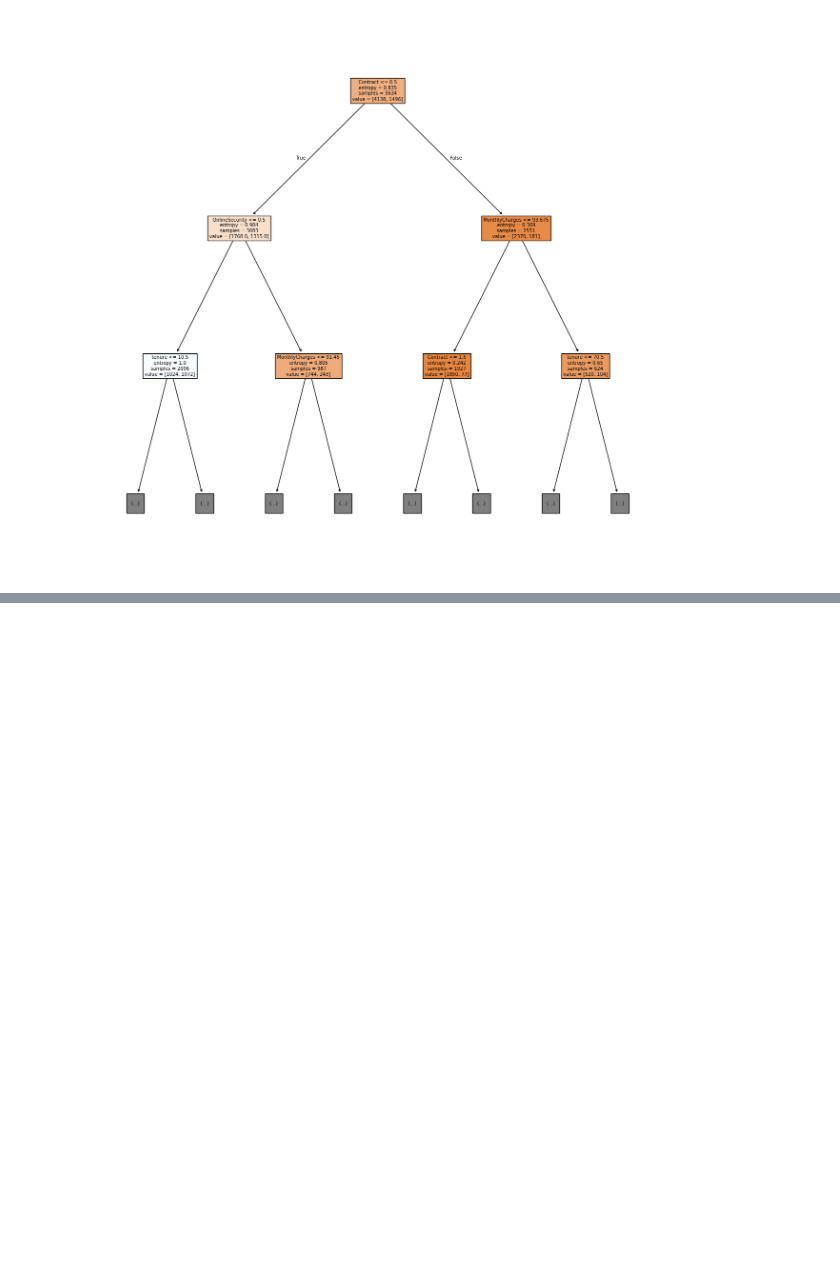
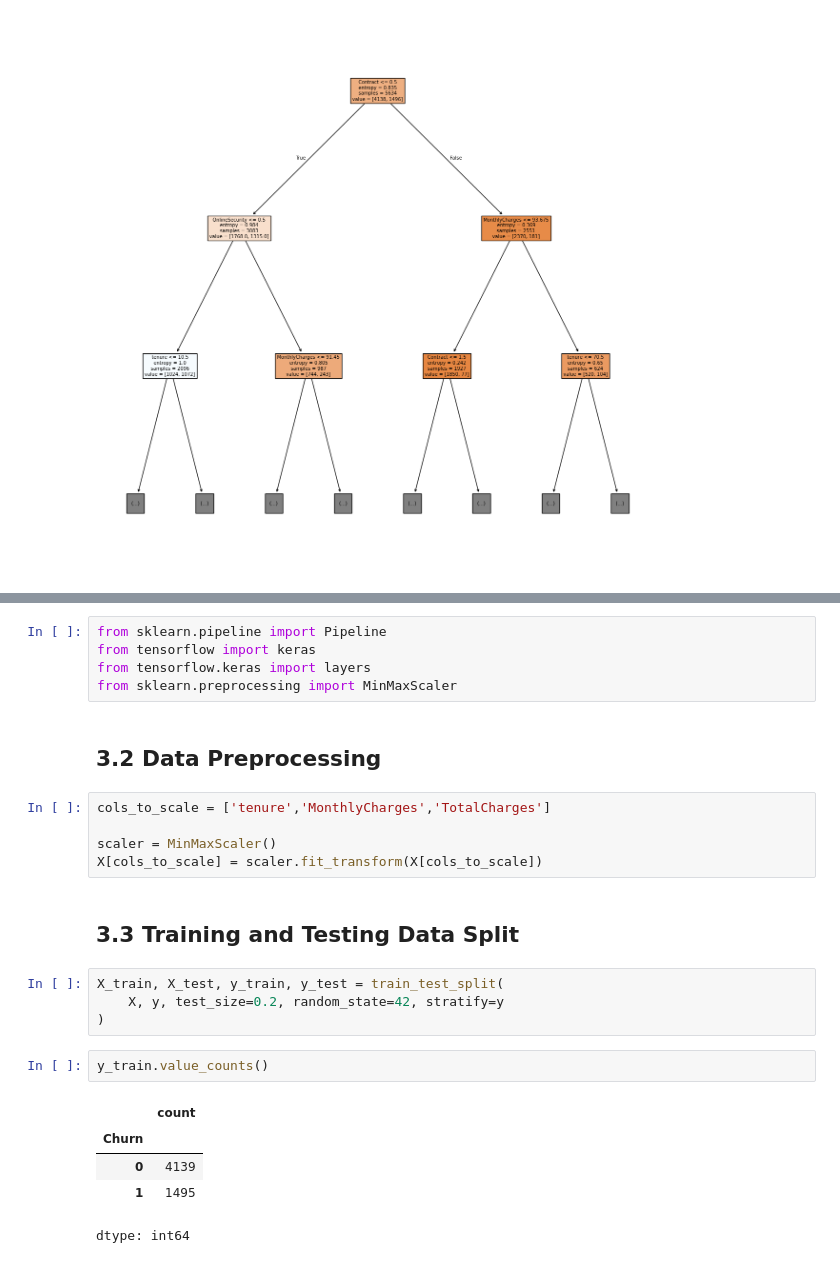
Before and after one commit to awithaaa/telco-customer-churn, a Jupyter notebook: Telco_Customer_Churn.ipynb, the cells around one changed output, grey strips where cells are left out. Drawn from its saved outputs; the diff is of its cells as text; blank space fills up the shorter version.

```diff
--- a/Telco_Customer_Churn.ipynb
+++ b/Telco_Customer_Churn.ipynb
@@ -558,0 +551,26 @@ tree.plot_tree(best_dt_model, feature_names = list(X_train.columns), filled = Tr
+# %%
+from sklearn.pipeline import Pipeline
+from tensorflow import keras
+from tensorflow.keras import layers
+from sklearn.preprocessing import MinMaxScaler
+# %% [markdown]
+## 3.2 Data Preprocessing
+# %%
+cols_to_scale = ['tenure','MonthlyCharges','TotalCharges']
+
+scaler = MinMaxScaler()
+X[cols_to_scale] = scaler.fit_transform(X[cols_to_scale])
+# %% [markdown]
+## 3.3 Training and Testing Data Split
+# %%
+X_train, X_test, y_train, y_test = train_test_split(
+    X, y, test_size=0.2, random_state=42, stratify=y
+)
+# %%
+y_train.value_counts()
+# %% [output]
+|  | count |
+| Churn |  |
+| 0 | 4139 |
+| 1 | 1495 |
+dtype: int64
```
Also changed, not shown: parts of 20 cells of this notebook.
